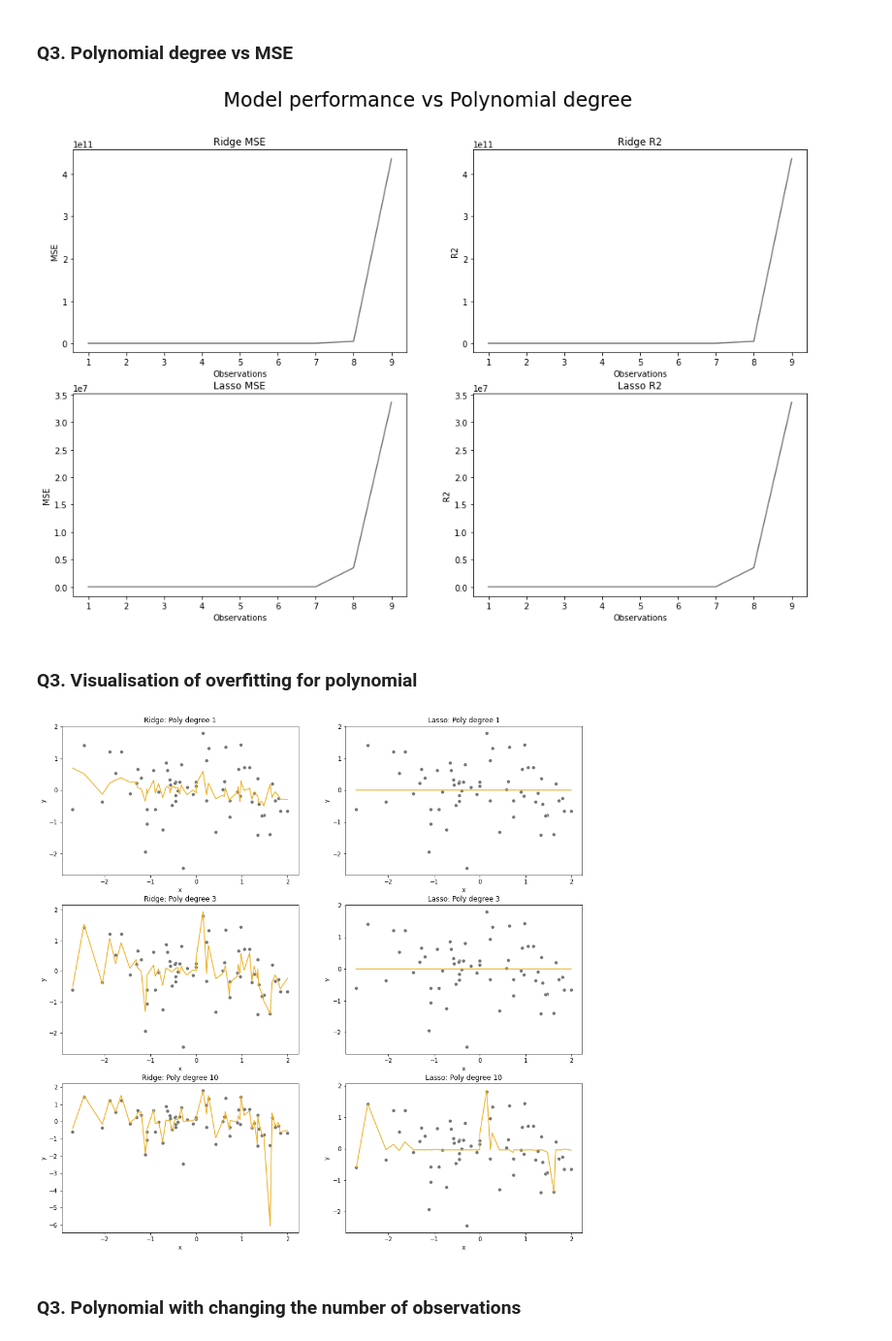
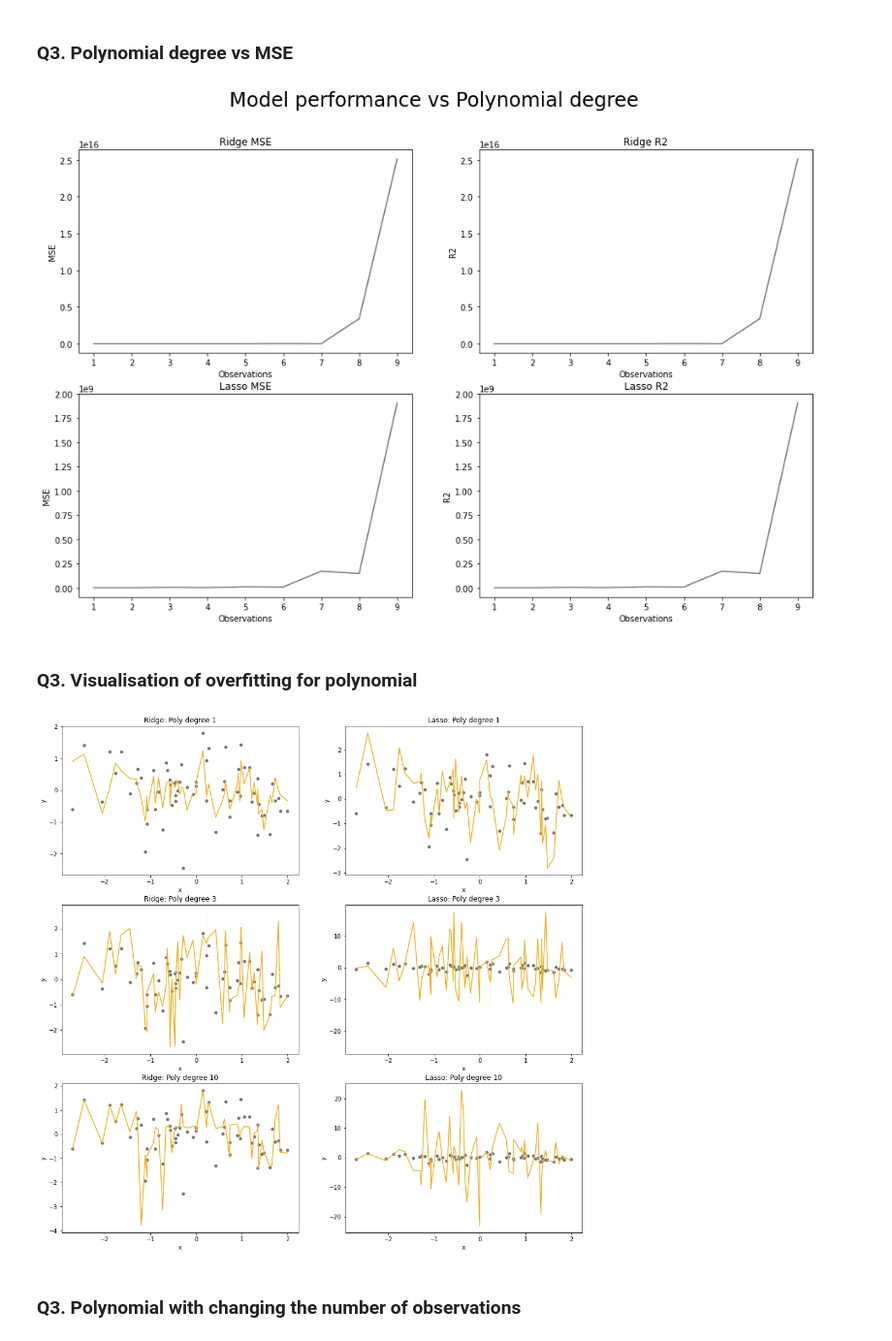
Before and after one commit to Sean-Chaos/DBA-3803-Project, a Jupyter notebook: DBA 3803 Group Project (Working copy).ipynb, the cells around one changed output. Shown at 97% size. Saved outputs shown, nothing was run; the diff lists cells and outputs as text; code cells hidden in the pictures.

```diff
--- a/DBA 3803 Group Project (Working copy).ipynb
+++ b/DBA 3803 Group Project (Working copy).ipynb
@@ -1046,13 +1008,15 @@ observations = [42, 63, 84]
 alpha_list = np.logspace(-8,8,100)
 regressions = [Ridge, Lasso]
 
+colour_palatte = [ '#767676', '#edb021', '#b3b3b3']
+
 fig, axs = plt.subplots(nrows=2, figsize=(16,10))
 row = 0
 
 #--------------------------------------------------------------------------------------------------
 
 for reg in regressions:
-
+    colour_picker = 0
     for obv in observations:
         cvResults = []
 
@@ -1104,7 +1068,6 @@ for reg in regressions:
 
         #--------------------------------------------------------------------------------------------
         # Model fitting
-
         for cur_alpha in alpha_list:
 
             clf_cv = Pipeline(steps=[("scaler", StandardScaler(with_std = False)),
@@ -1118,7 +1081,9 @@ for reg in regressions:
 
         #--------------------------------------------------------------------------------------------
 
-        fig = sns.lineplot(x=-np.log(alpha_vec), y=cvResults, ax=axs[row])
+        fig = sns.lineplot(x=-np.log(alpha_vec), y=cvResults, ax=axs[row],
+                           color = colour_palatte[colour_picker])
+        colour_picker += 1
 
     row += 1
 
@@ -1148,7 +1113,7 @@ ind_24 = ['Drugs', 'LabEq', 'Clths', 'Aero', 'RlEst', 'Mach', 'Beer', 'Hshld', '
 ind_48 = list(df.columns)[1:]
 
 regressions = [Ridge, Lasso]
-alpha_list = [104.76157527896662, 0.12915496650148853]
+alpha_list = [-0.21630925834272974 , -0.3309935021669759 ]
 
 observations = list(np.arange(10,100,1))
 
@@ -1355,9 +1320,10 @@ Polynomial Regression exposes the interactions between the features and target a
 One downside of Polynomial Regression is that it requires a lot of experimenting with its parameters as there is no hard and fast rule associated with it.
 # %%
 # Data processing for this part
+ind_6 = ['Trans', 'Hshld', 'Guns', 'LabEq', 'Fin', 'Hlth']
 
 temp = df.copy()
-temp = temp.iloc[:,1: cov_num+1]
+temp = temp.loc[:,ind_6]
 
 # Selecting training set
 date = '2022-01-03'
@@ -1399,3 +1365,5 @@ temp_df_raw = pd.DataFrame(X_temp)
 temp_df_raw.columns = ['X' + str(i) for i in temp_df_raw.columns]
 temp_df_raw.insert(1, 'y', y_temp)
 temp_df_raw = temp_df_raw.rename({'X0':'x'}, axis=1)
+
+temp_df_raw
@@ -1475,7 +1457,7 @@ ind_24 = ['Drugs', 'LabEq', 'Clths', 'Aero', 'RlEst', 'Mach', 'Beer', 'Hshld', '
 ind_48 = list(df.columns)[1:]
 
 regressions = [Ridge, Lasso]
-alpha_list = [104.76157527896662, 0.12915496650148853]
+alpha_list = [-0.21630925834272974 , -0.3309935021669759 ]
 
 poly_list = list(np.arange(1,10,1))
 
@@ -1574,7 +1556,7 @@ axs[1,1].set(xlabel='Observations', ylabel='R2')
 plt.suptitle('Model performance vs Polynomial degree', fontsize = 24)
 plt.show()
 # %% [output]
-[figure, old version]
+[figure, new version]
 # %% [markdown]
 ### Q3. Visualisation of overfitting for polynomial
 # %%
@@ -1595,7 +1577,7 @@ ind_24 = ['Drugs', 'LabEq', 'Clths', 'Aero', 'RlEst', 'Mach', 'Beer', 'Hshld', '
 ind_48 = list(df.columns)[1:]
 
 regressions = [Ridge, Lasso]
-alpha_list = [104.76157527896662, 0.12915496650148853]
+alpha_list = [-0.21630925834272974 , -0.3309935021669759 ]
 
 poly_list = [1,3,10]
 
@@ -1650,34 +1632,34 @@ for reg in regressions:
 
         model = Pipeline([("scaler", StandardScaler(with_std = False)),
                           ('poly', PolynomialFeatures(degree = poly, )),
                           ('fit', reg(alpha_list[0]))])
 
         temp_df = pd.DataFrame(X_train_raw)
         temp_df.columns = ['X' + str(i) for i in temp_df.columns]
         temp_df.insert(1, 'y', y_train_raw)
         temp_df = temp_df.rename({'X0':'x'}, axis=1)
 
         features = temp_df.drop('y', axis = 1)
         target = temp_df['y']
         preds = model.fit(features, target).predict(features)
         sns.scatterplot(x = temp_df.x, y = temp_df.y, color='#767676', ax = axs[row,col])
         sns.lineplot(x = temp_df.x, y = preds, color='#edb021', ax = axs[row,col])
         row += 1
 
     col += 1
 
 
 #--------------------------------------------------------------------------------------------------
 # Graph
 
 axs[0,0].title.set_text('Ridge: Poly degree 1')
 axs[1,0].title.set_text('Ridge: Poly degree 3')
 axs[2,0].title.set_text('Ridge: Poly degree 10')
 axs[0,1].title.set_text('Lasso: Poly degree 1')
 axs[1,1].title.set_text('Lasso: Poly degree 3')
 axs[2,1].title.set_text('Lasso: Poly degree 10')
 # %% [output]
-[figure, old version]
+[figure, new version]
 # %% [markdown]
 ### Q3. Polynomial with changing the number of observations
 # %%
```
Also changed, not shown: parts of 31 cells of this notebook.
